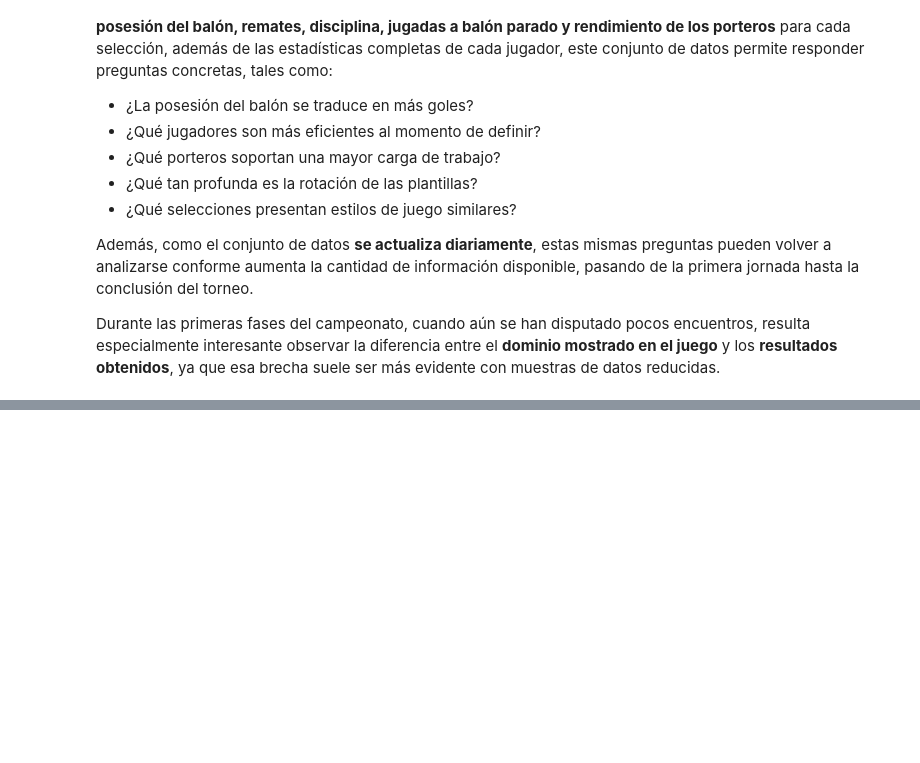
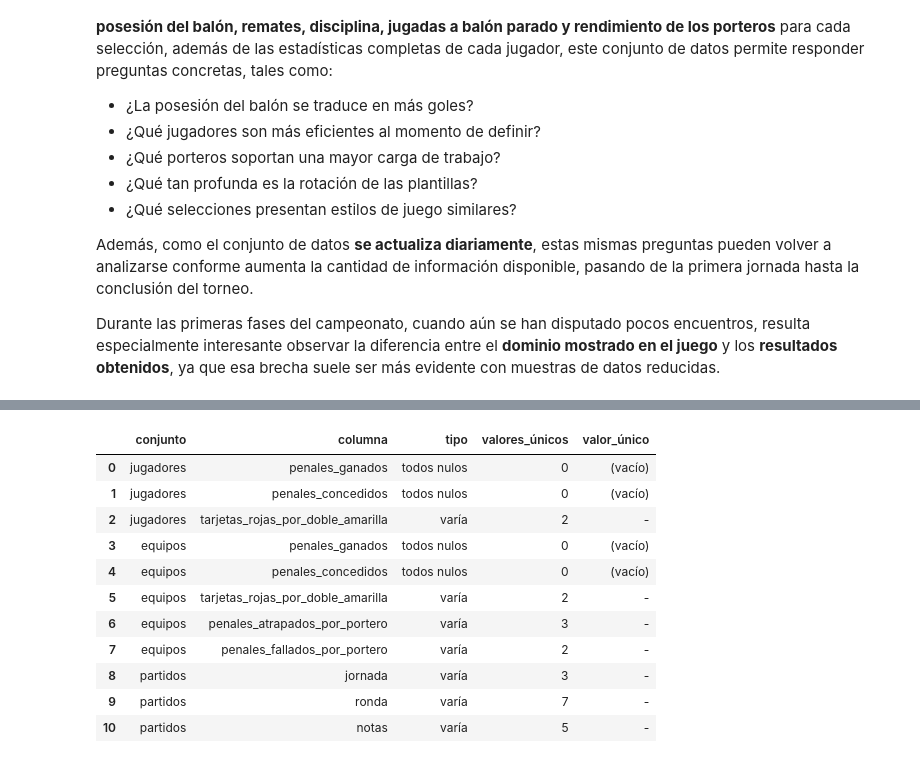
Before and after one commit to el-yisus-dev/KDBE_9B_IDGS_PRACTICES_220076, a Jupyter notebook: World_Cup_EDA_220076.ipynb, the cells around one changed output, grey strips where cells are left out. Saved outputs shown, nothing was run; the diff lists cells and outputs as text; code cells hidden in the pictures; blank space fills up the shorter version.

```diff
--- a/World_Cup_EDA_220076.ipynb
+++ b/World_Cup_EDA_220076.ipynb
@@ -218,0 +910,62 @@ print("rounds so far:", ", ".join(ROUNDS) if ROUNDS else "none")
+# %%
+def degeneracy(df, cols, frame):
+    rows = []
+
+    for c in cols:
+        s = df[c]
+        nun = int(s.nunique(dropna=True))
+
+        if s.isna().all():
+            kind, val = "todos nulos", "(vacío)"
+        elif nun <= 1:
+            kind, val = "constante", str(s.dropna().unique()[:1])
+        else:
+            kind, val = "varía", "-"
+
+        rows.append({
+            "conjunto": frame,
+            "columna": c,
+            "tipo": kind,
+            "valores_únicos": nun,
+            "valor_único": val
+        })
+
+    return pd.DataFrame(rows)
+
+
+audit = pd.concat([
+    degeneracy(players, ["pens_won", "pens_conceded", "cards_yellow_red"], "jugadores"),
+    degeneracy(teams, ["pens_won", "pens_conceded", "cards_yellow_red",
+                       "gk_pens_saved", "gk_pens_missed"], "equipos"),
+    degeneracy(matches, ["gameweek", "round", "notes"], "partidos"),
+], ignore_index=True)
+
+
+# Traducción de nombres de columnas originales solo para visualización
+audit_display = audit.copy()
+
+audit_display["columna"] = audit_display["columna"].replace({
+    "pens_won": "penales_ganados",
+    "pens_conceded": "penales_concedidos",
+    "cards_yellow_red": "tarjetas_rojas_por_doble_amarilla",
+    "gk_pens_saved": "penales_atrapados_por_portero",
+    "gk_pens_missed": "penales_fallados_por_portero",
+    "gameweek": "jornada",
+    "round": "ronda",
+    "notes": "notas"
+})
+
+display(audit_display)
+# %% [output]
+|  | conjunto | columna | tipo | valores_únicos | valor_único |
+| 0 | jugadores | penales_ganados | todos nulos | 0 | (vacío) |
+| 1 | jugadores | penales_concedidos | todos nulos | 0 | (vacío) |
+| 2 | jugadores | tarjetas_rojas_por_doble_amarilla | varía | 2 | - |
+| 3 | equipos | penales_ganados | todos nulos | 0 | (vacío) |
+| 4 | equipos | penales_concedidos | todos nulos | 0 | (vacío) |
+| 5 | equipos | tarjetas_rojas_por_doble_amarilla | varía | 2 | - |
+| 6 | equipos | penales_atrapados_por_portero | varía | 3 | - |
+| 7 | equipos | penales_fallados_por_portero | varía | 2 | - |
+| 8 | partidos | jornada | varía | 3 | - |
+| 9 | partidos | ronda | varía | 7 | - |
+| 10 | partidos | notas | varía | 5 | - |
```
Also changed, not shown: parts of 34 cells of this notebook, 3 other files.
